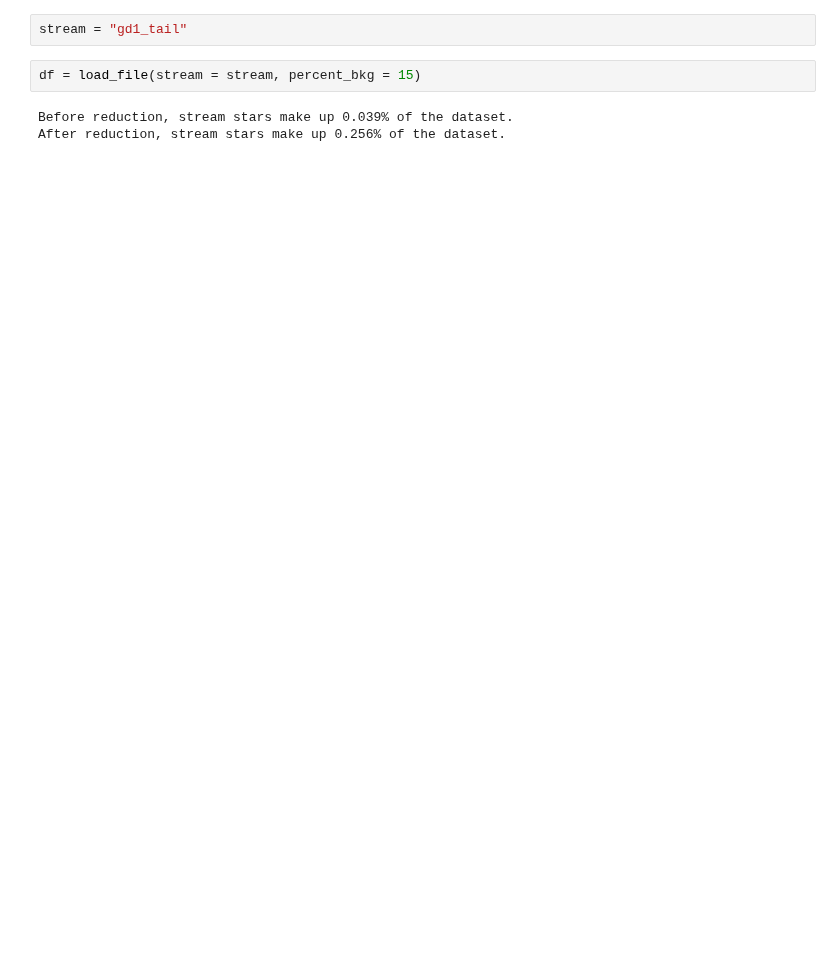
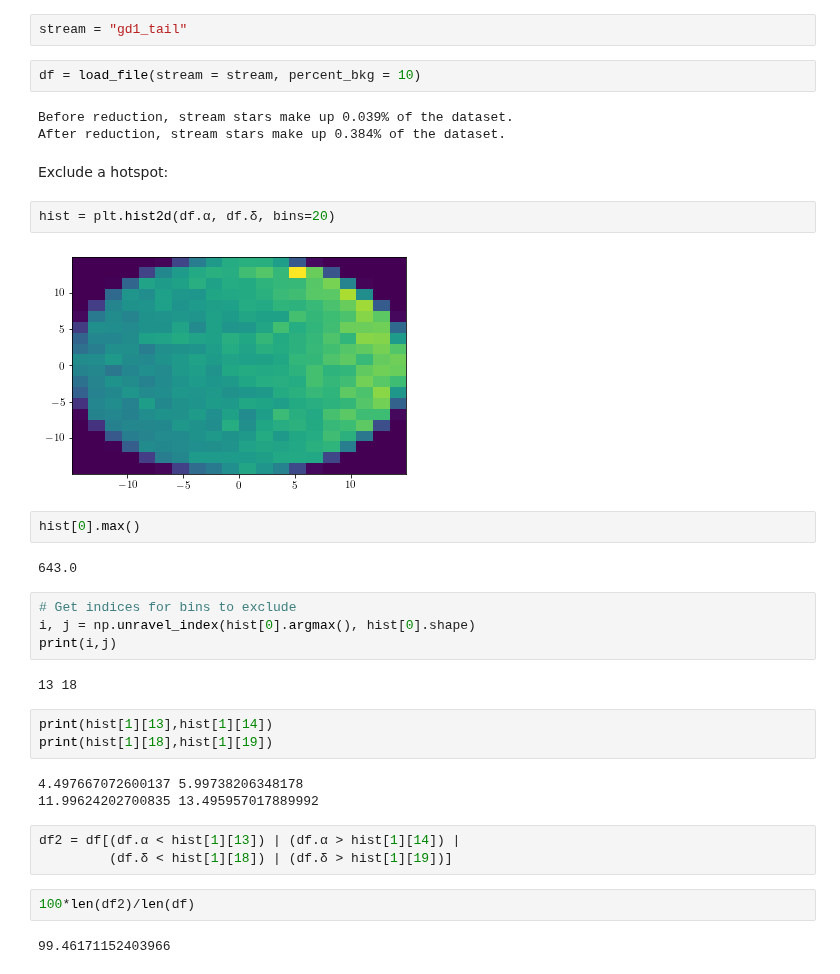
Before and after one commit to hep-lbdl/GaiaCWoLa, a Jupyter notebook: train.ipynb, the cells around one changed output. Cells and saved outputs as stored; diff of their text form; blank space fills up the shorter version.

```diff
--- a/train.ipynb
+++ b/train.ipynb
@@ -11,8 +18,37 @@ tf.config.experimental.set_memory_growth(physical_devices[0], True)
 # %%
 stream = "gd1_tail"
 # %%
-df = load_file(stream = stream, percent_bkg = 15)
+df = load_file(stream = stream, percent_bkg = 10)
 # %% [output]
 Before reduction, stream stars make up 0.039% of the dataset.
-After reduction, stream stars make up 0.256% of the dataset.
+After reduction, stream stars make up 0.384% of the dataset.
+# %% [markdown]
+Exclude a hotspot:
+# %%
+hist = plt.hist2d(df.α, df.δ, bins=20)
+# %% [output]
+[figure, added]
+# %%
+hist[0].max()
+# %% [output]
+643.0
+# %%
+# Get indices for bins to exclude
+i, j = np.unravel_index(hist[0].argmax(), hist[0].shape)
+print(i,j)
+# %% [output]
+13 18
+# %%
+print(hist[1][13],hist[1][14])
+print(hist[1][18],hist[1][19])
+# %% [output]
+4.497667072600137 5.99738206348178
+11.99624202700835 13.495957017889992
+# %%
+df2 = df[(df.α < hist[1][13]) | (df.α > hist[1][14]) |
+         (df.δ < hist[1][18]) | (df.δ > hist[1][19])]
+# %%
+100*len(df2)/len(df)
+# %% [output]
+99.46171152403966
 # %%
```
Also changed, not shown: parts of 12 cells of this notebook, 1 other file.
